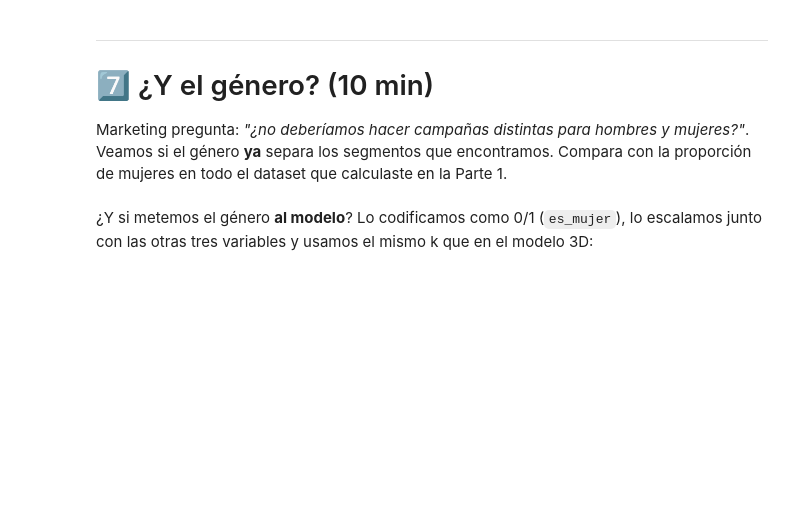
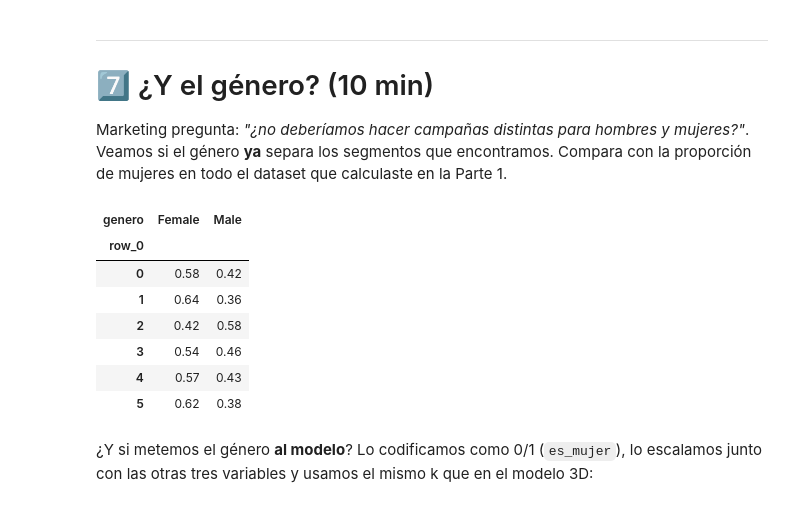
Before and after one commit to karlacardenase/aprendizaje-no-supervisado-student-642054, a Jupyter notebook: 01-kmeans/caso_mall.ipynb, the cells around one changed output. Saved outputs shown, nothing was run; the diff lists cells and outputs as text; code cells hidden in the pictures; blank space fills up the shorter version.

```diff
--- a/01-kmeans/caso_mall.ipynb
+++ b/01-kmeans/caso_mall.ipynb
@@ -788,8 +871,19 @@ RELLENAR CON TUS COMENTARIOS
 Marketing pregunta: *"¿no deberíamos hacer campañas distintas para hombres y mujeres?"*. Veamos si el género **ya** separa los segmentos que encontramos. Compara con la proporción de mujeres en todo el dataset que calculaste en la Parte 1.
 # %%
 # Proporción de mujeres y hombres dentro de cada cluster 3D
-# Pista: pd.crosstab(labels_3d, df['genero'], normalize='index').round(2)
+# Pista:
 # ✍️ Tu código aquí
+
+pd.crosstab(labels_3d, df['genero'], normalize='index').round(2)
+# %% [output]
+| genero | Female | Male |
+| row_0 |  |  |
+| 0 | 0.58 | 0.42 |
+| 1 | 0.64 | 0.36 |
+| 2 | 0.42 | 0.58 |
+| 3 | 0.54 | 0.46 |
+| 4 | 0.57 | 0.43 |
+| 5 | 0.62 | 0.38 |
 # %% [markdown]
 ¿Y si metemos el género **al modelo**? Lo codificamos como 0/1 (`es_mujer`), lo escalamos junto con las otras tres variables y usamos el mismo k que en el modelo 3D:
 # %%
```
Also changed, not shown: parts of 9 cells of this notebook, 1 other file.
